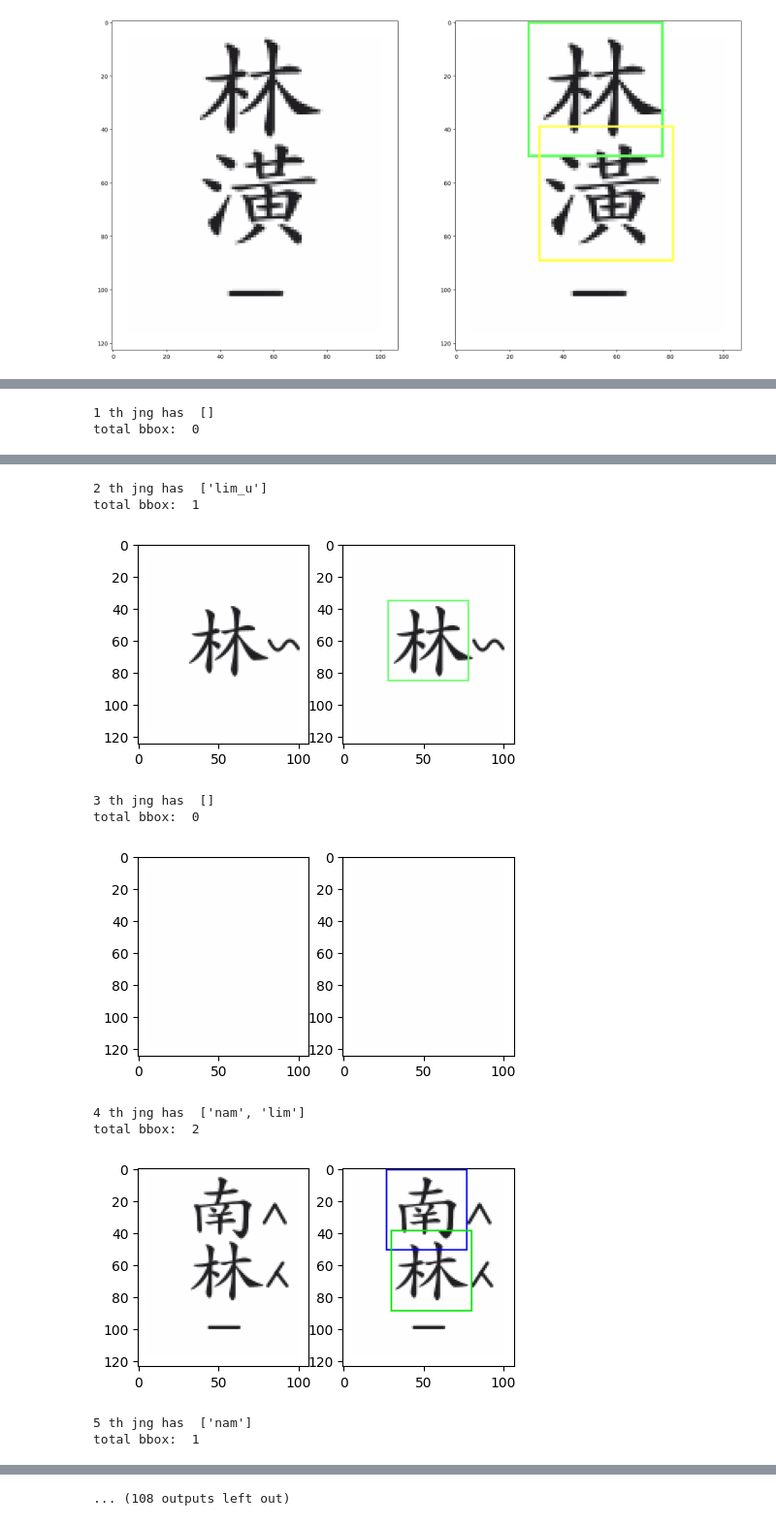
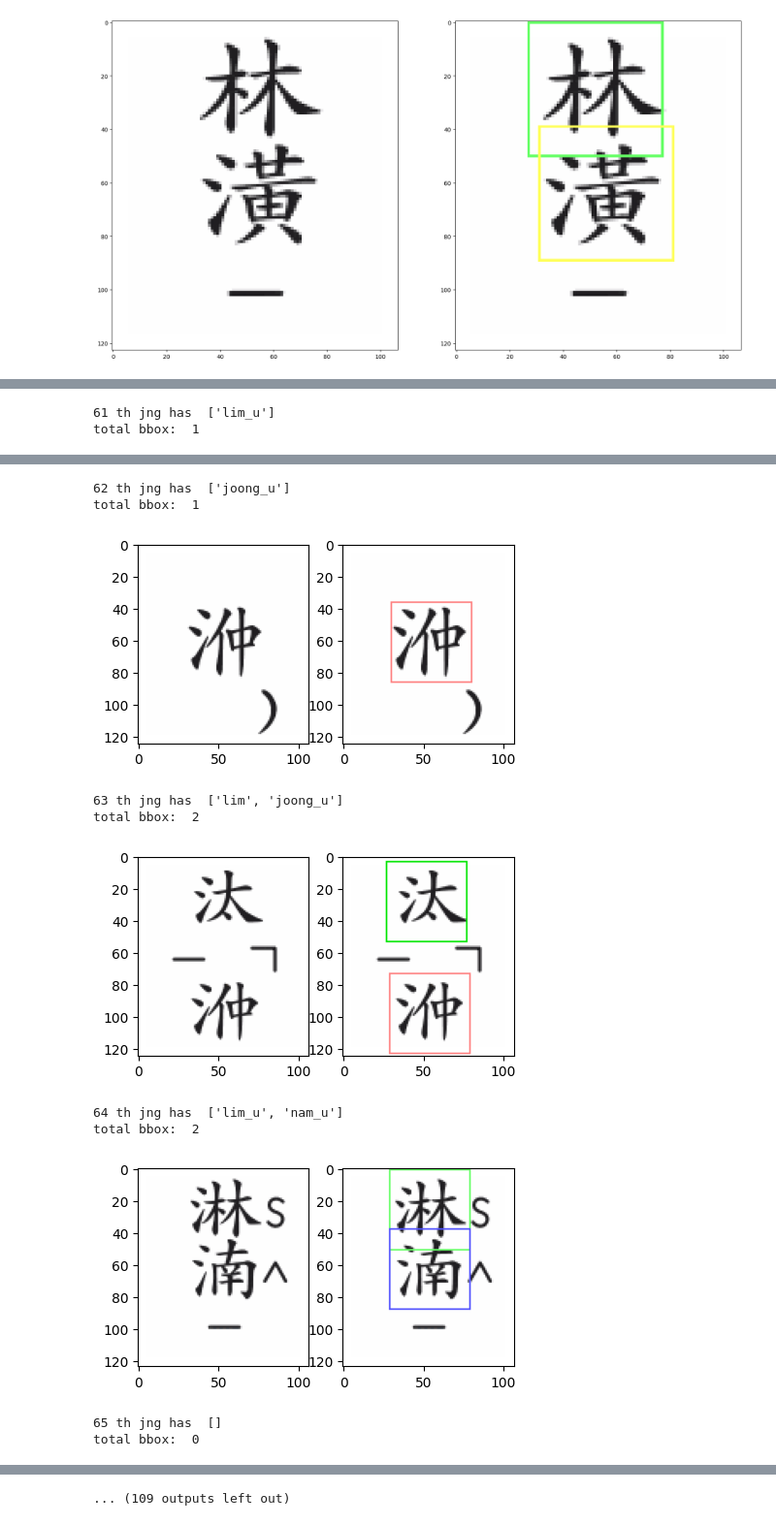
Before and after one commit to MALerLab/jeongganbo-omr, a Jupyter notebook: notebooks/merged_bbox_confidence_filter.ipynb, the cells around one changed output, grey strips where cells are left out. Shown at 97% size. Saved outputs shown, nothing was run; the diff lists cells and outputs as text; code cells hidden in the pictures.

Commit message:
add: confi test result for 120 jngs - fix logic for finding same sized bbox in JngMatcher.get_overlap_area

```diff
--- a/notebooks/merged_bbox_confidence_filter.ipynb
+++ b/notebooks/merged_bbox_confidence_filter.ipynb
@@ -221,7 +221,7 @@ while True:
 
 print(bbox_groups)
 
-group_idx = 1
+group_idx = 0
 
 jng_img_bbox_grouped = jng_img.copy()
 
@@ -283,7 +283,9 @@ bboxs_filtered
 local_threshold = 0.5
 local_ptrn_size = 50
 
-for jng_idx in range(0, 60):# JNG_INDICES
+bbox_total = 0
+
+for jng_idx in range(60, 120):# JNG_INDICES
   # load jeonggan img and remove borders
   jng_img = jng_matcher.remove_border_add_padding(target_jng_list[jng_idx][0])
 
@@ -359,4 +361,6 @@ for jng_idx in range(0, 60):# JNG_INDICES
   plt.imshow(jng_img_cp)
 
   plt.show()
+
+bbox_total
 # %% [output]
@@ -366,2 +370,2 @@ total bbox:  2
-1 th jng has  []
-total bbox:  0
+61 th jng has  ['lim_u']
+total bbox:  1
@@ -369,11 +373,11 @@ total bbox:  0
-2 th jng has  ['lim_u']
+62 th jng has  ['joong_u']
 total bbox:  1
-[figure, old version]
+[figure, new version]
-3 th jng has  []
-total bbox:  0
+63 th jng has  ['lim', 'joong_u']
+total bbox:  2
-[figure, old version]
+[figure, new version]
-4 th jng has  ['nam', 'lim']
+64 th jng has  ['lim_u', 'nam_u']
 total bbox:  2
-[figure, old version]
+[figure, new version]
-5 th jng has  ['nam']
-total bbox:  1
+65 th jng has  []
+total bbox:  0
@@ -381 +385 @@ total bbox:  1
-... (108 outputs left out)
+... (109 outputs left out)
```
Also changed, not shown: parts of 3 cells of this notebook, 1 other file.
